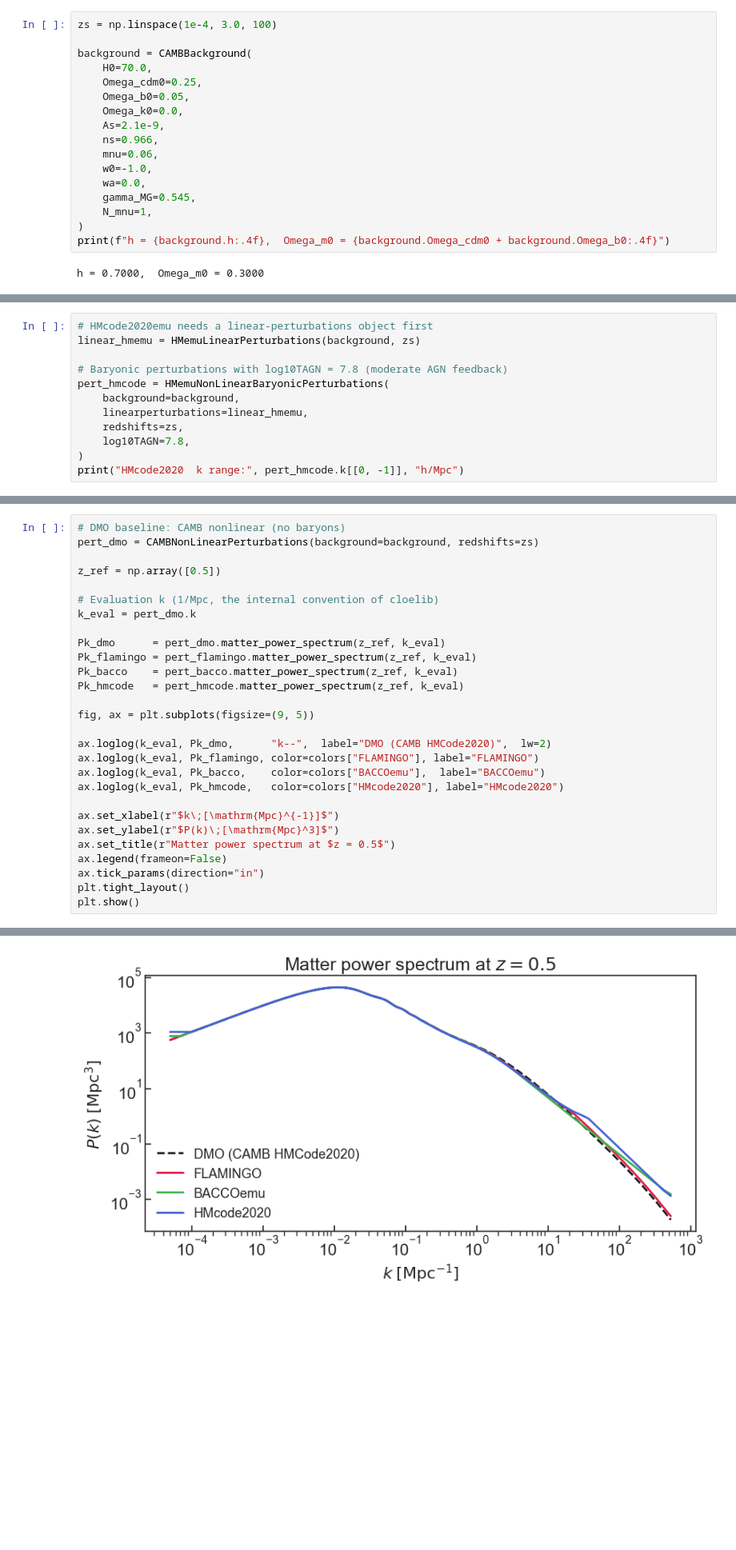
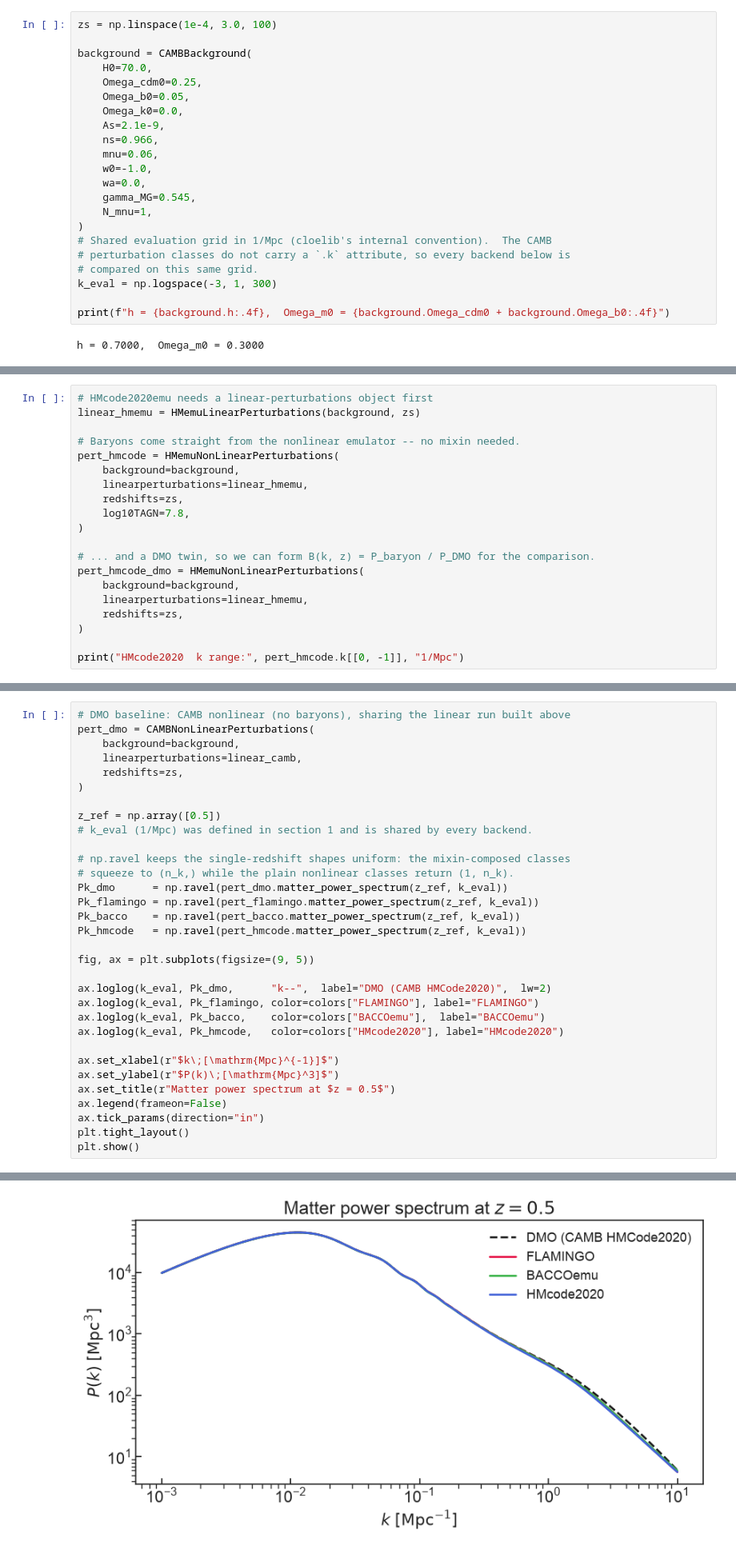
Before and after one commit to cloe-org/playground, a Jupyter notebook: tutorials/cosmology/baryon_boost.ipynb, the cells around one changed output, grey strips where cells are left out. Shown at 80% size. Saved outputs shown, nothing was run; the diff lists cells and outputs as text; blank space fills up the shorter version.

```diff
--- a/tutorials/cosmology/baryon_boost.ipynb
+++ b/tutorials/cosmology/baryon_boost.ipynb
@@ -104,6 +146,11 @@ background = CAMBBackground(
     gamma_MG=0.545,
     N_mnu=1,
 )
+# Shared evaluation grid in 1/Mpc (cloelib's internal convention).  The CAMB
+# perturbation classes do not carry a `.k` attribute, so every backend below is
+# compared on this same grid.
+k_eval = np.logspace(-3, 1, 300)
+
 print(f"h = {background.h:.4f},  Omega_m0 = {background.Omega_cdm0 + background.Omega_b0:.4f}")
 # %% [output]
 h = 0.7000,  Omega_m0 = 0.3000
@@ -183,12 +280,20 @@ ratio is stored as a spline, so run-time overhead is negligible.
 # HMcode2020emu needs a linear-perturbations object first
 linear_hmemu = HMemuLinearPerturbations(background, zs)
 
-# Baryonic perturbations with log10TAGN = 7.8 (moderate AGN feedback)
-pert_hmcode = HMemuNonLinearBaryonicPerturbations(
+# Baryons come straight from the nonlinear emulator -- no mixin needed.
+pert_hmcode = HMemuNonLinearPerturbations(
     background=background,
     linearperturbations=linear_hmemu,
     redshifts=zs,
     log10TAGN=7.8,
 )
-print("HMcode2020  k range:", pert_hmcode.k[[0, -1]], "h/Mpc")
+
+# ... and a DMO twin, so we can form B(k, z) = P_baryon / P_DMO for the comparison.
+pert_hmcode_dmo = HMemuNonLinearPerturbations(
+    background=background,
+    linearperturbations=linear_hmemu,
+    redshifts=zs,
+)
+
+print("HMcode2020  k range:", pert_hmcode.k[[0, -1]], "1/Mpc")
 # %% [output]
@@ -250,36 +415,40 @@ plt.show()
 Let's also look at the total matter power spectrum with and without baryonic
 suppression at a single benchmark redshift $z = 0.5$.
 # %%
-# DMO baseline: CAMB nonlinear (no baryons)
-pert_dmo = CAMBNonLinearPerturbations(background=background, redshifts=zs)
+# DMO baseline: CAMB nonlinear (no baryons), sharing the linear run built above
+pert_dmo = CAMBNonLinearPerturbations(
+    background=background,
+    linearperturbations=linear_camb,
+    redshifts=zs,
+)
 
 z_ref = np.array([0.5])
+# k_eval (1/Mpc) was defined in section 1 and is shared by every backend.
 
-# Evaluation k (1/Mpc, the internal convention of cloelib)
-k_eval = pert_dmo.k
-
-Pk_dmo      = pert_dmo.matter_power_spectrum(z_ref, k_eval)
-Pk_flamingo = pert_flamingo.matter_power_spectrum(z_ref, k_eval)
-Pk_bacco    = pert_bacco.matter_power_spectrum(z_ref, k_eval)
-Pk_hmcode   = pert_hmcode.matter_power_spectrum(z_ref, k_eval)
+# np.ravel keeps the single-redshift shapes uniform: the mixin-composed classes
+# squeeze to (n_k,) while the plain nonlinear classes return (1, n_k).
+Pk_dmo      = np.ravel(pert_dmo.matter_power_spectrum(z_ref, k_eval))
+Pk_flamingo = np.ravel(pert_flamingo.matter_power_spectrum(z_ref, k_eval))
+Pk_bacco    = np.ravel(pert_bacco.matter_power_spectrum(z_ref, k_eval))
+Pk_hmcode   = np.ravel(pert_hmcode.matter_power_spectrum(z_ref, k_eval))
 
 fig, ax = plt.subplots(figsize=(9, 5))
 
 ax.loglog(k_eval, Pk_dmo,      "k--",  label="DMO (CAMB HMCode2020)",  lw=2)
 ax.loglog(k_eval, Pk_flamingo, color=colors["FLAMINGO"], label="FLAMINGO")
 ax.loglog(k_eval, Pk_bacco,    color=colors["BACCOemu"],  label="BACCOemu")
 ax.loglog(k_eval, Pk_hmcode,   color=colors["HMcode2020"], label="HMcode2020")
 
 ax.set_xlabel(r"$k\;[\mathrm{Mpc}^{-1}]$")
 ax.set_ylabel(r"$P(k)\;[\mathrm{Mpc}^3]$")
 ax.set_title(r"Matter power spectrum at $z = 0.5$")
 ax.legend(frameon=False)
 ax.tick_params(direction="in")
 plt.tight_layout()
 plt.show()
 # %% [output]
 Note: redshifts have been re-sorted (earliest first)
-[figure, old version]
+[figure, new version]
 # %% [markdown]
 ## 5 — Galaxy redshift distributions $n(z)$
 
```
Also changed, not shown: parts of 21 cells of this notebook.
